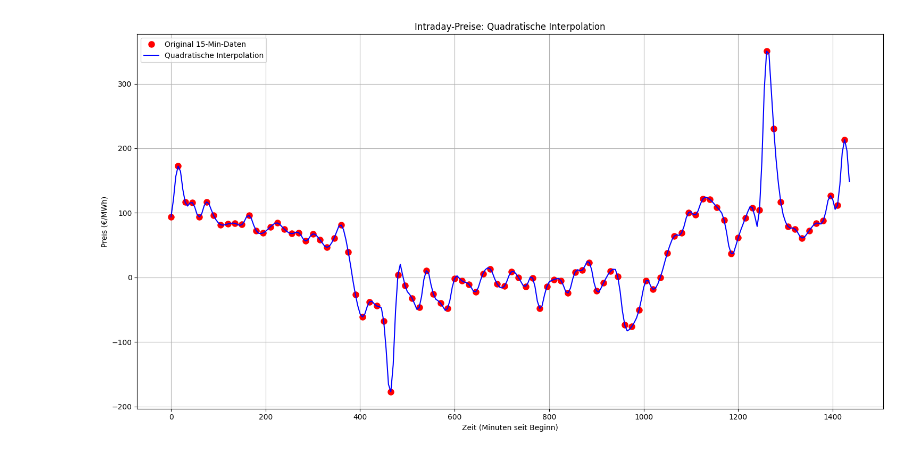
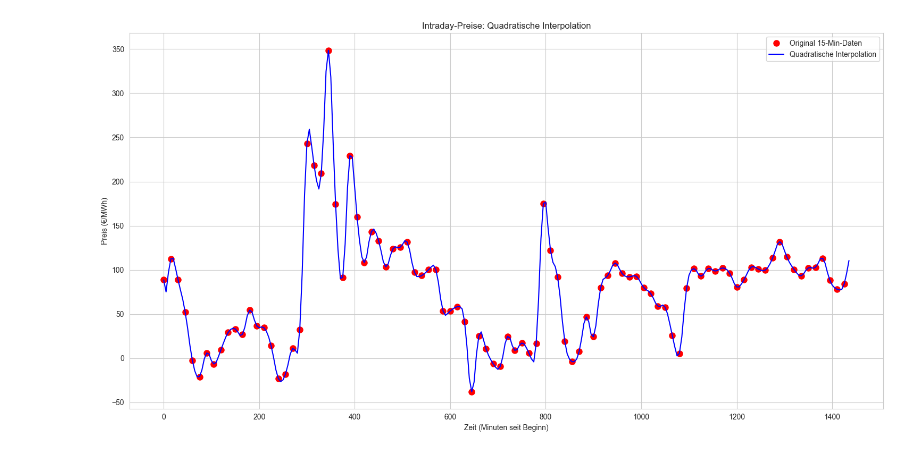
Before and after one commit to davidsanders1999/lkw-schnellladenetz-lademanagement, a Jupyter notebook: input/datenaufbereitung_intraday/intraday.ipynb, the cells around one changed output. Drawn from its saved outputs; the diff is of its cells as text; code cells hidden in the pictures.

```diff
--- a/input/datenaufbereitung_intraday/intraday.ipynb
+++ b/input/datenaufbereitung_intraday/intraday.ipynb
@@ -79,13 +79,14 @@ def load_and_interpolate_data(input_file, output_file, method='quadratic'):
     result_df['Jahr'] = result_df['Volles_Datum'].dt.year
     result_df['KW'] = result_df['Volles_Datum'].dt.isocalendar().week
     result_df['Tag'] = result_df['Volles_Datum'].dt.dayofyear
+    result_df['Minuten'] = result_df['Volles_Datum'].dt.hour * 60 + result_df['Volles_Datum'].dt.minute
 
     # KW 53 für Ende des Jahres
     result_df.loc[(result_df['KW'] == 1) & (result_df['Volles_Datum'].dt.month == 12), 'KW'] = 53
 
     # Hilfsspalte entfernen
     # result_df = result_df.drop(columns=['Datum', 'von', 'bis'])
-    result_df = result_df[['Volles_Datum', 'Jahr', 'KW' , 'Tag', 'Preis']]
+    result_df = result_df[['Volles_Datum', 'Jahr', 'KW' , 'Tag', 'Minuten', 'Preis']]
 
     print(f"Interpolierte Daten erstellt: {len(result_df)} Einträge")
     print(result_df.head())
@@ -120,34 +121,34 @@ Interpolierte Daten erstellt: 105408 Einträge
 Interpolierte Daten in /Users/davidsanders/Documents/GitHub/masterarbeit-flex-kpis/input/datenaufbereitung_intraday/intraday_2024_5min.csv gespeichert.
 # %%
 # Datum eingeben
-datum = "03.06.2024"
+datum = "30.06.2024"
 
 # Datum in datetime-Objekt umwandeln
 datum_obj = datetime.strptime(datum, "%d.%m.%Y")
 
 # Tag im Jahr berechnen (ausgehend von 0)
 tag = datum_obj.timetuple().tm_yday - 1
 
 # Originaldaten
 df_orig = pd.read_csv(input_file, sep=';', decimal=',')
 x_orig = np.arange(0, len(df_orig) * 15, 15)[:96]  # Erste 15 15-Minuten-Intervalle
 y_orig = df_orig['ID AEP in €/MWh'].values[tag*96:(tag+1)*96]
 
 plt.figure(figsize=(15, 8))
 
 # Plot der ersten 60 Datenpunkte zum besseren Vergleich
 plt.plot(x_orig, y_orig, 'ro', label='Original 15-Min-Daten', markersize=8)
 plt.plot(x_quad[:288], y_quad[tag*288:(tag+1)*288], 'b-', label='Quadratische Interpolation', markersize=5)
 
 plt.title('Intraday-Preise: Quadratische Interpolation')
 plt.xlabel('Zeit (Minuten seit Beginn)')
 plt.ylabel('Preis (€/MWh)')
 plt.grid(True)
 plt.legend()
 plt.tight_layout()
 plt.show()
 # %% [output]
-[figure, old version]
+[figure, new version]
 # %%
 # Calculate the mean price
 mean_price = df_quad['Preis'].mean()
```
Also changed, not shown: parts of 3 cells of this notebook, 15 other files.
